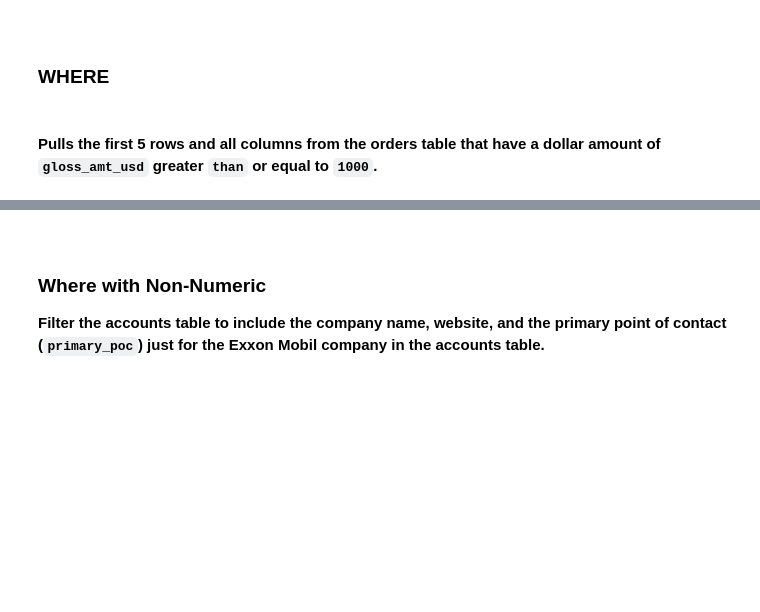
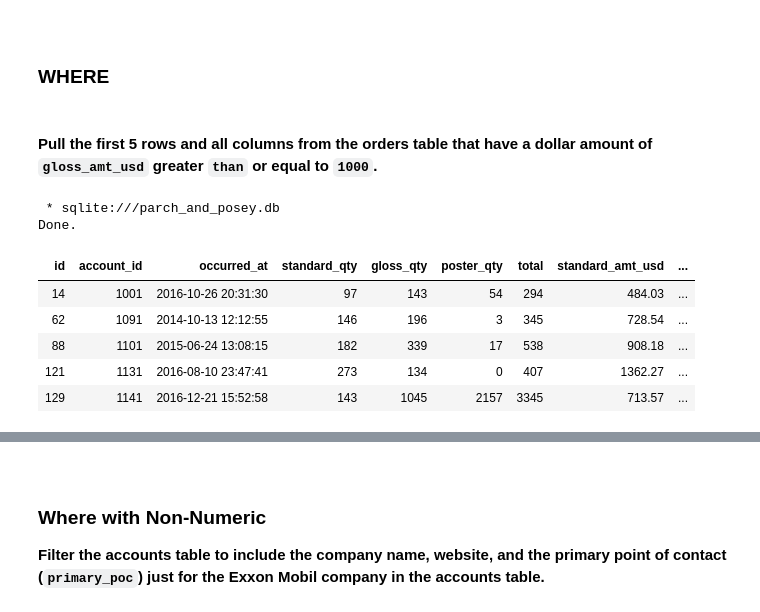
Before and after one commit to YinkaOlusola/SQL, a Jupyter notebook: Parch_and_Posey/Basic_SQL.ipynb, the cells around one changed output, grey strips where cells are left out. Saved outputs shown, nothing was run; the diff lists cells and outputs as text; code cells hidden in the pictures; blank space fills up the shorter version.

```diff
--- a/Parch_and_Posey/Basic_SQL.ipynb
+++ b/Parch_and_Posey/Basic_SQL.ipynb
@@ -78,7 +171,23 @@ Done.
 # %% [markdown]
 <br>
 
-**Pulls the first 5 rows and all columns from the orders table that have a dollar amount of `gloss_amt_usd` greater `than` or equal to `1000`.**
+**Pull the first 5 rows and all columns from the orders table that have a dollar amount of `gloss_amt_usd` greater `than` or equal to `1000`.**
+# %%
+%%sql
+
+SELECT *
+FROM orders
+WHERE gloss_amt_usd >= 1000
+LIMIT 5;
+# %% [output]
+ * sqlite:///parch_and_posey.db
+Done.
+| id | account_id | occurred_at | standard_qty | gloss_qty | poster_qty | total | standard_amt_usd | ... |
+| 14 | 1001 | 2016-10-26 20:31:30 | 97 | 143 | 54 | 294 | 484.03 | ... |
+| 62 | 1091 | 2014-10-13 12:12:55 | 146 | 196 | 3 | 345 | 728.54 | ... |
+| 88 | 1101 | 2015-06-24 13:08:15 | 182 | 339 | 17 | 538 | 908.18 | ... |
+| 121 | 1131 | 2016-08-10 23:47:41 | 273 | 134 | 0 | 407 | 1362.27 | ... |
+| 129 | 1141 | 2016-12-21 15:52:58 | 143 | 1045 | 2157 | 3345 | 713.57 | ... |
 # %% [markdown]
 <br>
 
```
Also changed, not shown: parts of 9 cells of this notebook, 2 other files.
